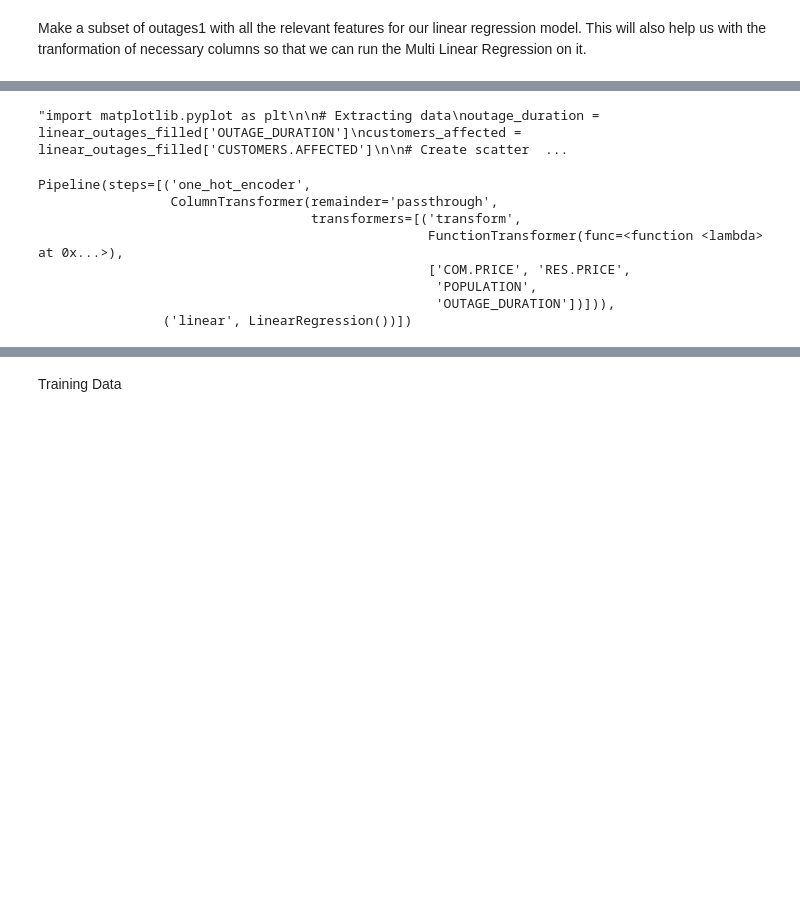
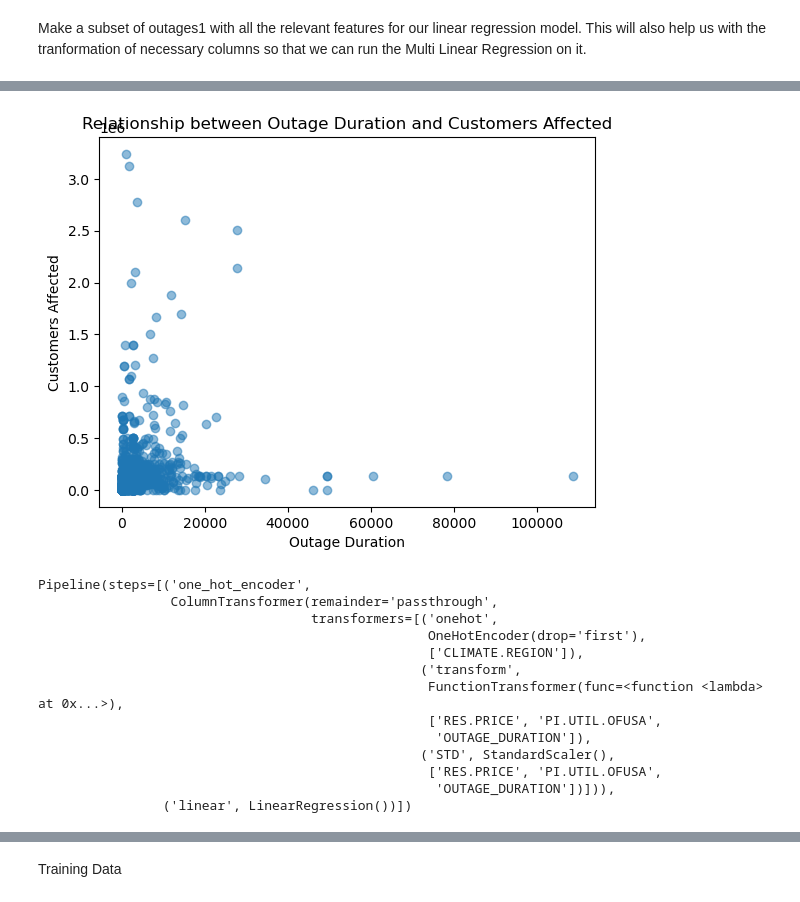
Before and after one commit to SamuelKao/Power-Outage-Research, a Jupyter notebook: template.ipynb, the cells around one changed output, grey strips where cells are left out. Cells and saved outputs as stored; diff of their text form; code cells hidden in the pictures; blank space fills up the shorter version.

```diff
--- a/template.ipynb
+++ b/template.ipynb
@@ -710,22 +731,22 @@ dtype: object
 # %%
 #linear_outages_filled["CUSTOMERS.AFFECTED"].isna().value_counts()
 # %%
-'''import matplotlib.pyplot as plt
+import matplotlib.pyplot as plt
 
 # Extracting data
 outage_duration = linear_outages_filled['OUTAGE_DURATION']
 customers_affected = linear_outages_filled['CUSTOMERS.AFFECTED']
 
 # Create scatter plot
 
 plt.scatter(outage_duration, customers_affected, alpha=0.5)
 plt.title('Relationship between Outage Duration and Customers Affected')
 plt.xlabel('Outage Duration')
 plt.ylabel('Customers Affected')
 
-plt.show()'''
+plt.show()
 # %% [output]
-"import matplotlib.pyplot as plt\n\n# Extracting data\noutage_duration = linear_outages_filled['OUTAGE_DURATION']\ncustomers_affected = linear_outages_filled['CUSTOMERS.AFFECTED']\n\n# Create scatter  ...
+[figure, added]
 # %%
 from sklearn.pipeline import Pipeline
 from sklearn.compose import ColumnTransformer
@@ -733,12 +754,14 @@ from sklearn.preprocessing import OneHotEncoder,FunctionTransformer,StandardScal
 from sklearn.model_selection import train_test_split
 from sklearn.metrics import mean_squared_error,r2_score
 from sklearn.linear_model import LinearRegression
-X = linear_outages_filled[['COM.PRICE','RES.PRICE','POPULATION','OUTAGE_DURATION']]
+X = linear_outages_filled[['RES.PRICE','CLIMATE.REGION','PI.UTIL.OFUSA','OUTAGE_DURATION']]
 y = linear_outages_filled['CUSTOMERS.AFFECTED']
 
 one_hot_encoder = ColumnTransformer(
     transformers=[
-    ('transform', FunctionTransformer(lambda x: x.astype(float)), ['COM.PRICE','RES.PRICE','POPULATION','OUTAGE_DURATION']),
+    ("onehot", OneHotEncoder(drop='first'), ['CLIMATE.REGION']),
+    ('transform', FunctionTransformer(lambda x: x.astype(float)), ['RES.PRICE','PI.UTIL.OFUSA','OUTAGE_DURATION']),
+    ('STD', StandardScaler(),['RES.PRICE','PI.UTIL.OFUSA','OUTAGE_DURATION'])
 ],
     remainder="passthrough"
 )
@@ -750,10 +773,15 @@ pipeline
 # %% [output]
 Pipeline(steps=[('one_hot_encoder',
                  ColumnTransformer(remainder='passthrough',
-                                   transformers=[('transform',
+                                   transformers=[('onehot',
+                                                  OneHotEncoder(drop='first'),
+                                                  ['CLIMATE.REGION']),
+                                                 ('transform',
                                                   FunctionTransformer(func=<function <lambda> at 0x...>),
-                                                  ['COM.PRICE', 'RES.PRICE',
-                                                   'POPULATION',
+                                                  ['RES.PRICE', 'PI.UTIL.OFUSA',
+                                                   'OUTAGE_DURATION']),
+                                                 ('STD', StandardScaler(),
+                                                  ['RES.PRICE', 'PI.UTIL.OFUSA',
                                                    'OUTAGE_DURATION'])])),
                 ('linear', LinearRegression())])
 # %%
```
Also changed, not shown: parts of 22 cells of this notebook.
